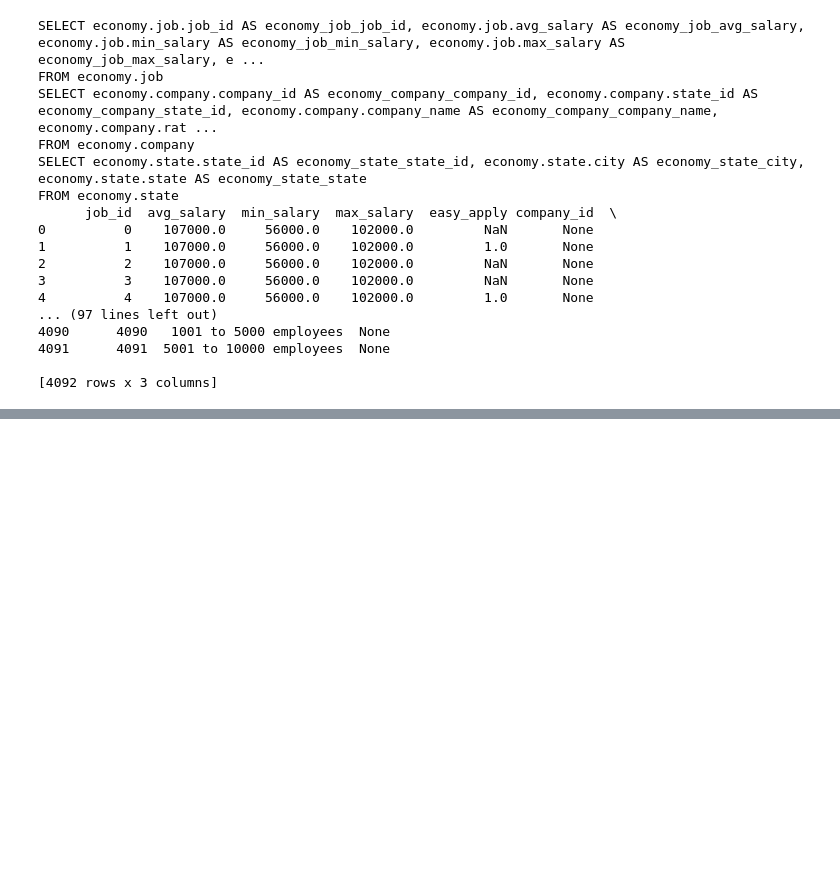
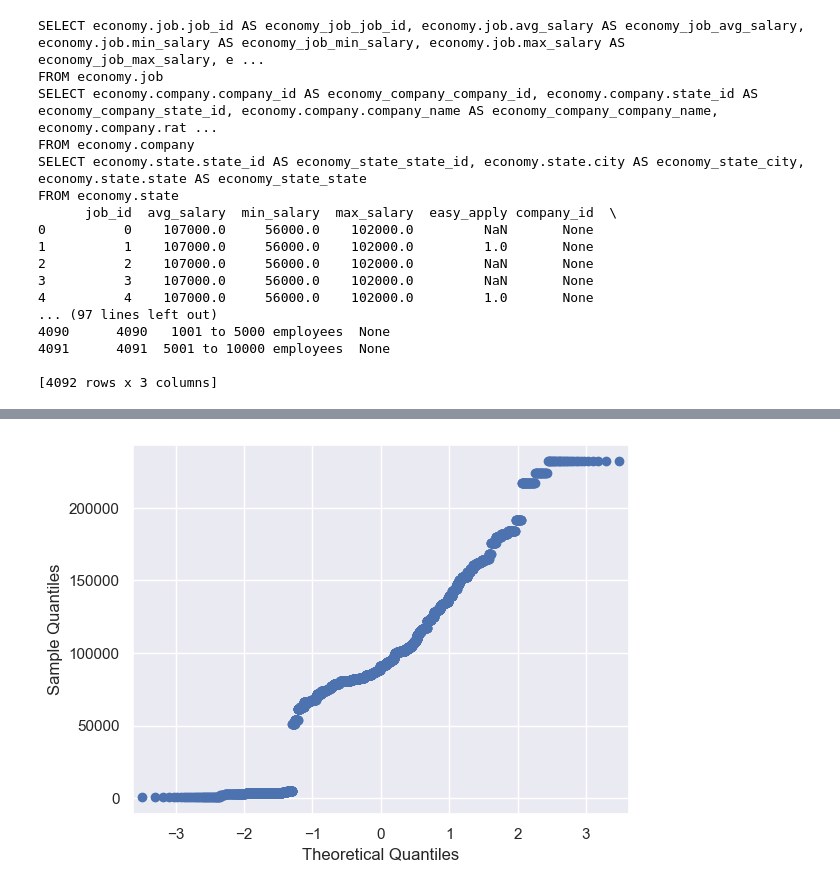
Before and after one commit to tsbarry/The_Job_Market, a Jupyter notebook: edaa.ipynb, the cells around one changed output, grey strips where cells are left out. Drawn from its saved outputs; the diff is of its cells as text; code cells hidden in the pictures; blank space fills up the shorter version.

Commit message:
eda graphs

```diff
--- a/edaa.ipynb
+++ b/edaa.ipynb
@@ -51,0 +95,11 @@ FROM economy.state
+# %%
+##QQ PLOT
+import pandas as pd
+import statsmodels.api as sm
+import matplotlib as plt
+import numpy as np
+job_df = pd.read_csv('data/clean_data.csv')
+fig=sm.qqplot(job_df["Avg_Salary"])
+#plt.show()
+# %% [output]
+[figure, added]
```
Also changed, not shown: parts of 15 cells of this notebook, 2 other files.
